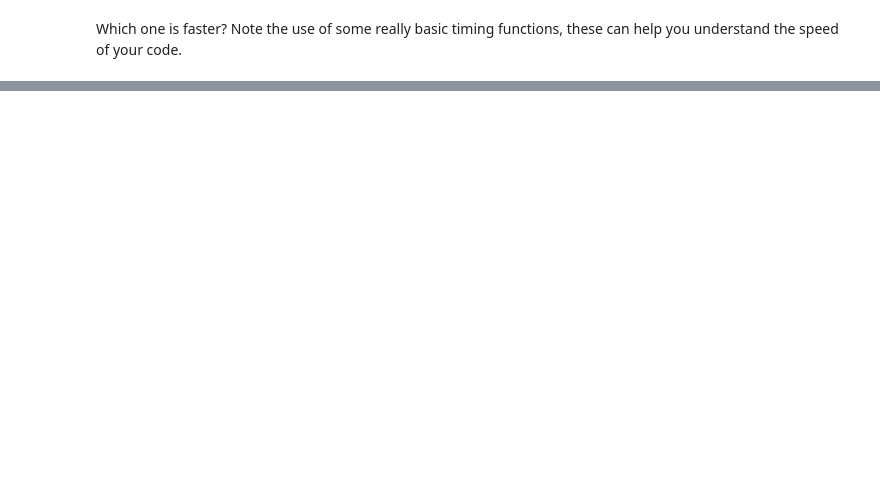
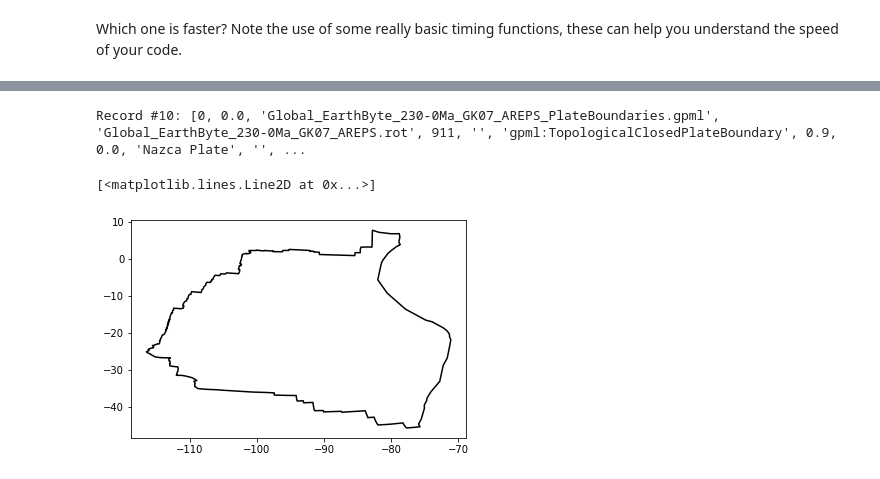
Before and after one commit to Sydney-Informatics-Hub/geopython, a Jupyter notebook: _ipynb/04a-SimpleSpeedUps.ipynb, the cells around one changed output, grey strips where cells are left out. Cells and saved outputs as stored; diff of their text form; code cells hidden in the pictures; blank space fills up the shorter version.

```diff
--- a/_ipynb/04a-SimpleSpeedUps.ipynb
+++ b/_ipynb/04a-SimpleSpeedUps.ipynb
@@ -351,0 +218,29 @@ print("I am rank %d in group of %d processes." % (rank, size))
+# %%
+#Import the libraries we will need
+import shapefile
+import numpy as np
+import matplotlib.pyplot as plt
+import multiprocessing
+import time
+
+#Check how many cpus are availble on your computer
+multiprocessing.cpu_count()
+
+#Read in the shapefile that we will use
+sf = shapefile.Reader("../data/platepolygons/topology_platepolygons_0.00Ma.shp")
+recs    = sf.records()
+shapes  = sf.shapes()
+fields  = sf.fields
+Nshp    = len(shapes)
+polygons=np.arange(Nshp)
+# %%
+#Get some details about the shapefile. Plot one of the polygons.
+#Let us find the areas of each of the polygons in the shapefile.
+print(recs[10])
+
+polygonShape=shapes[10].points
+poly=np.array(polygonShape)
+# %% [output]
+Record #10: [0, 0.0, 'Global_EarthByte_230-0Ma_GK07_AREPS_PlateBoundaries.gpml', 'Global_EarthByte_230-0Ma_GK07_AREPS.rot', 911, '', 'gpml:TopologicalClosedPlateBoundary', 0.9, 0.0, 'Nazca Plate', '', ...
+[<matplotlib.lines.Line2D at 0x...>]
+[figure, added]
```
Also changed, not shown: parts of 21 cells of this notebook, 4 other files.
